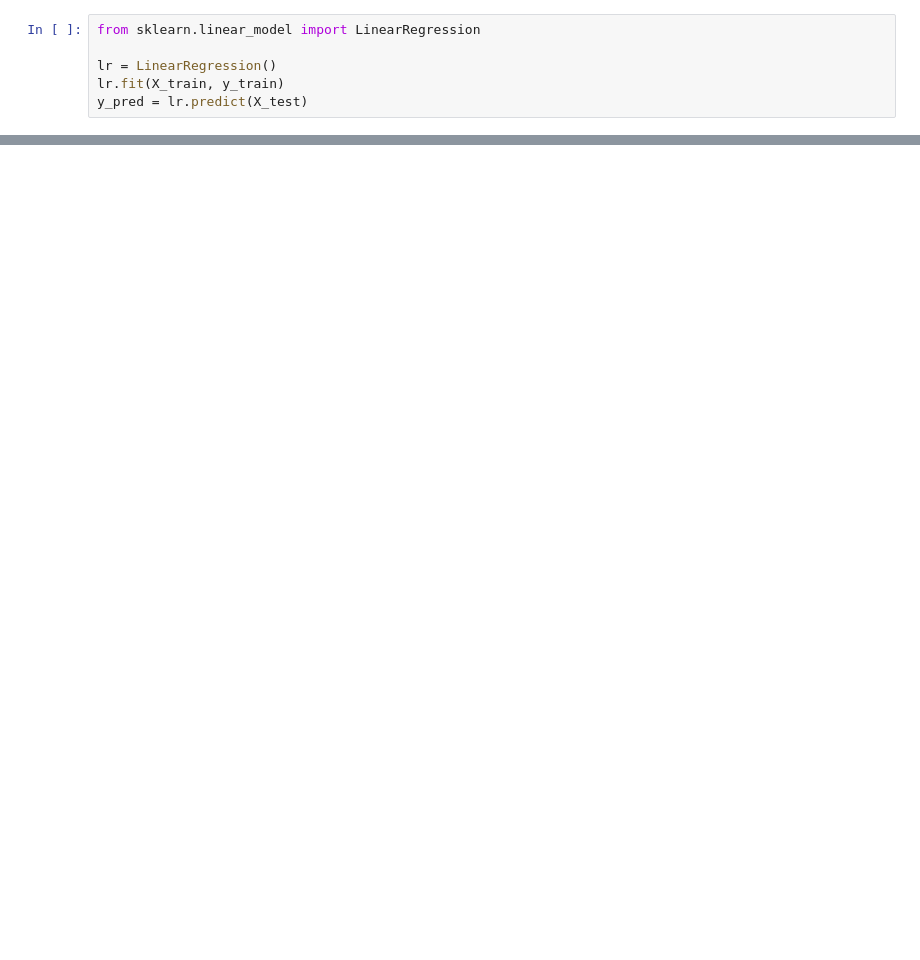
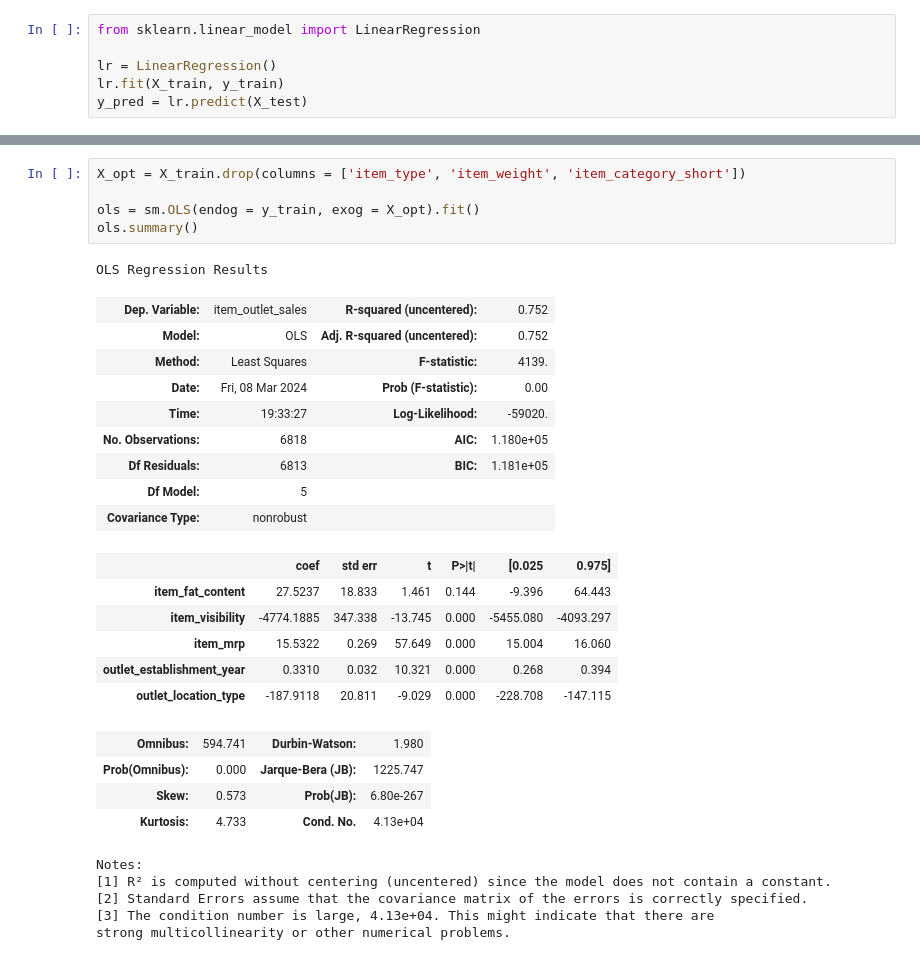
Before and after one commit to matheusmello-o/bigmart-sales-prediction, a Jupyter notebook: prediction-model.ipynb, the cells around one changed output, grey strips where cells are left out. Drawn from its saved outputs; the diff is of its cells as text; blank space fills up the shorter version.

```diff
--- a/prediction-model.ipynb
+++ b/prediction-model.ipynb
@@ -31,0 +149,31 @@ Real mean:  2181.288913575032
+# %%
+X_opt = X_train.drop(columns = ['item_type', 'item_weight', 'item_category_short'])
+
+ols = sm.OLS(endog = y_train, exog = X_opt).fit()
+ols.summary()
+# %% [output]
+OLS Regression Results
+| Dep. Variable: | item_outlet_sales | R-squared (uncentered): | 0.752 |
+| Model: | OLS | Adj. R-squared (uncentered): | 0.752 |
+| Method: | Least Squares | F-statistic: | 4139. |
+| Date: | Fri, 08 Mar 2024 | Prob (F-statistic): | 0.00 |
+| Time: | 19:33:27 | Log-Likelihood: | -59020. |
+| No. Observations: | 6818 | AIC: | 1.180e+05 |
+| Df Residuals: | 6813 | BIC: | 1.181e+05 |
+| Df Model: | 5 |  |  |
+| Covariance Type: | nonrobust |  |  |
+|  | coef | std err | t | P>|t| | [0.025 | 0.975] |
+| item_fat_content | 27.5237 | 18.833 | 1.461 | 0.144 | -9.396 | 64.443 |
+| item_visibility | -4774.1885 | 347.338 | -13.745 | 0.000 | -5455.080 | -4093.297 |
+| item_mrp | 15.5322 | 0.269 | 57.649 | 0.000 | 15.004 | 16.060 |
+| outlet_establishment_year | 0.3310 | 0.032 | 10.321 | 0.000 | 0.268 | 0.394 |
+| outlet_location_type | -187.9118 | 20.811 | -9.029 | 0.000 | -228.708 | -147.115 |
+| Omnibus: | 594.741 | Durbin-Watson: | 1.980 |
+| Prob(Omnibus): | 0.000 | Jarque-Bera (JB): | 1225.747 |
+| Skew: | 0.573 | Prob(JB): | 6.80e-267 |
+| Kurtosis: | 4.733 | Cond. No. | 4.13e+04 |
+Notes:
+[1] R² is computed without centering (uncentered) since the model does not contain a constant.
+[2] Standard Errors assume that the covariance matrix of the errors is correctly specified.
+[3] The condition number is large, 4.13e+04. This might indicate that there are
+strong multicollinearity or other numerical problems.
```
Also changed, not shown: parts of 16 cells of this notebook.
